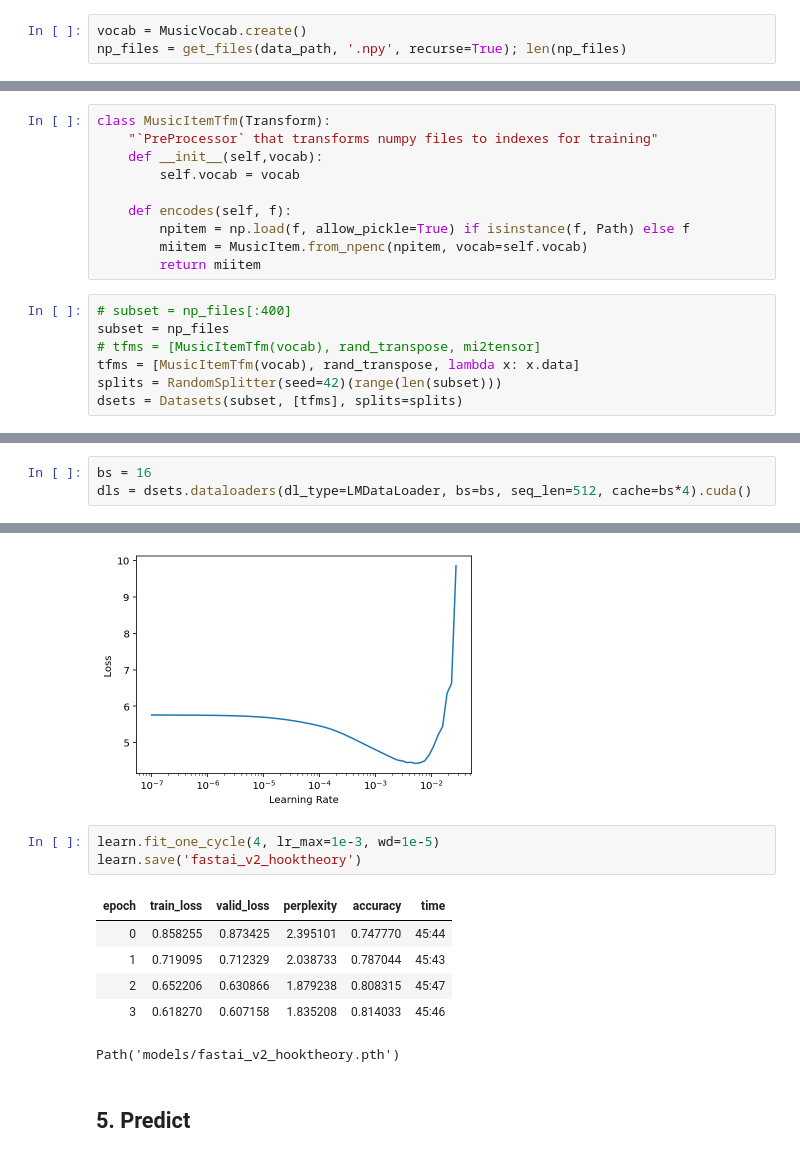
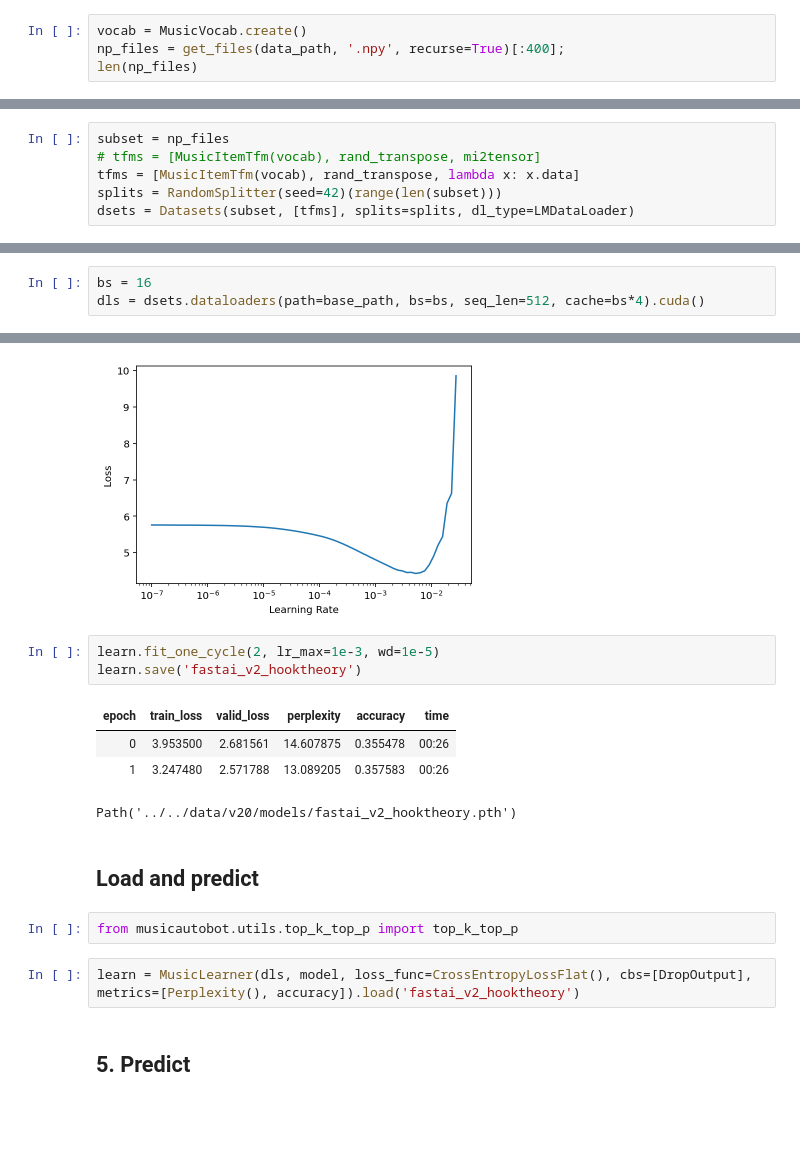
Before and after one commit to bearpelican/musicautobot, a Jupyter notebook: develop/music_transformer/Train.ipynb, the cells around one changed output, grey strips where cells are left out. Saved outputs shown, nothing was run; the diff lists cells and outputs as text; blank space fills up the shorter version.

```diff
--- a/develop/music_transformer/Train.ipynb
+++ b/develop/music_transformer/Train.ipynb
@@ -51,5 +51,6 @@ Download the folder and unzip it to `data/midi`
 ## 2. Create dataset from MIDI files
 # %%
 vocab = MusicVocab.create()
-np_files = get_files(data_path, '.npy', recurse=True); len(np_files)
+np_files = get_files(data_path, '.npy', recurse=True)[:400];
+len(np_files)
 # %% [output]
@@ -57,26 +58,15 @@ np_files = get_files(data_path, '.npy', recurse=True); len(np_files)
-# %%
-class MusicItemTfm(Transform):
-    "`PreProcessor` that transforms numpy files to indexes for training"
-    def __init__(self,vocab):
-        self.vocab = vocab
-
-    def encodes(self, f):
-        npitem = np.load(f, allow_pickle=True) if isinstance(f, Path) else f
-        miitem = MusicItem.from_npenc(npitem, vocab=self.vocab)
-        return miitem
 # %%
-# subset = np_files[:400]
 subset = np_files
 # tfms = [MusicItemTfm(vocab), rand_transpose, mi2tensor]
 tfms = [MusicItemTfm(vocab), rand_transpose, lambda x: x.data]
 splits = RandomSplitter(seed=42)(range(len(subset)))
-dsets = Datasets(subset, [tfms], splits=splits)
+dsets = Datasets(subset, [tfms], splits=splits, dl_type=LMDataLoader)
 # %% [markdown]
 ## We rely on lru_cache to make sure random_transform doesn't get called twice on the same sequence.
 Theoretically, setting cache to batch size should never result in a cache miss. Every sequence should be called once per batch. However, let's quadruple it just to be safe
 # %%
 bs = 16
-dls = dsets.dataloaders(dl_type=LMDataLoader, bs=bs, seq_len=512, cache=bs*4).cuda()
+dls = dsets.dataloaders(path=base_path, bs=bs, seq_len=512, cache=bs*4).cuda()
 # %% [markdown]
 ## 3. Load Model
 # %%
@@ -119,15 +109,19 @@ learn.lr_find()
 SuggestedLRs(lr_min=0.0005248074419796466, lr_steep=0.0006918309954926372)
 [figure]
 # %%
-learn.fit_one_cycle(4, lr_max=1e-3, wd=1e-5)
+learn.fit_one_cycle(2, lr_max=1e-3, wd=1e-5)
 learn.save('fastai_v2_hooktheory')
 # %% [output]
 | epoch | train_loss | valid_loss | perplexity | accuracy | time |
-| 0 | 0.858255 | 0.873425 | 2.395101 | 0.747770 | 45:44 |
-| 1 | 0.719095 | 0.712329 | 2.038733 | 0.787044 | 45:43 |
-| 2 | 0.652206 | 0.630866 | 1.879238 | 0.808315 | 45:47 |
-| 3 | 0.618270 | 0.607158 | 1.835208 | 0.814033 | 45:46 |
+| 0 | 3.953500 | 2.681561 | 14.607875 | 0.355478 | 00:26 |
+| 1 | 3.247480 | 2.571788 | 13.089205 | 0.357583 | 00:26 |
-Path('models/fastai_v2_hooktheory.pth')
+Path('../../data/v20/models/fastai_v2_hooktheory.pth')
+# %% [markdown]
+## Load and predict
+# %%
+from musicautobot.utils.top_k_top_p import top_k_top_p
+# %%
+learn = MusicLearner(dls, model, loss_func=CrossEntropyLossFlat(), cbs=[DropOutput], metrics=[Perplexity(), accuracy]).load('fastai_v2_hooktheory')
 # %% [markdown]
 ## 5. Predict
 # %% [markdown]
```
Also changed, not shown: parts of 5 cells of this notebook, 17 other files.
